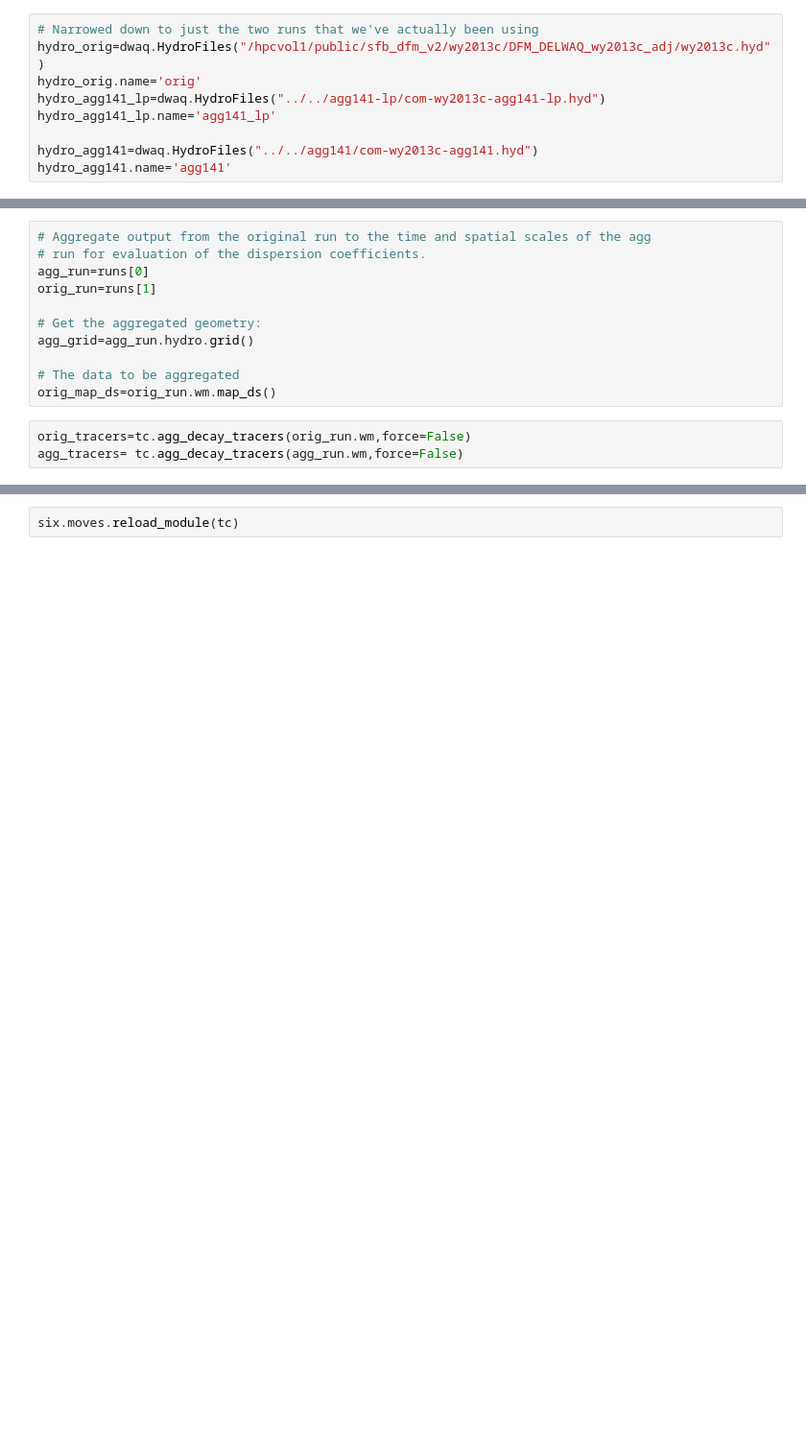
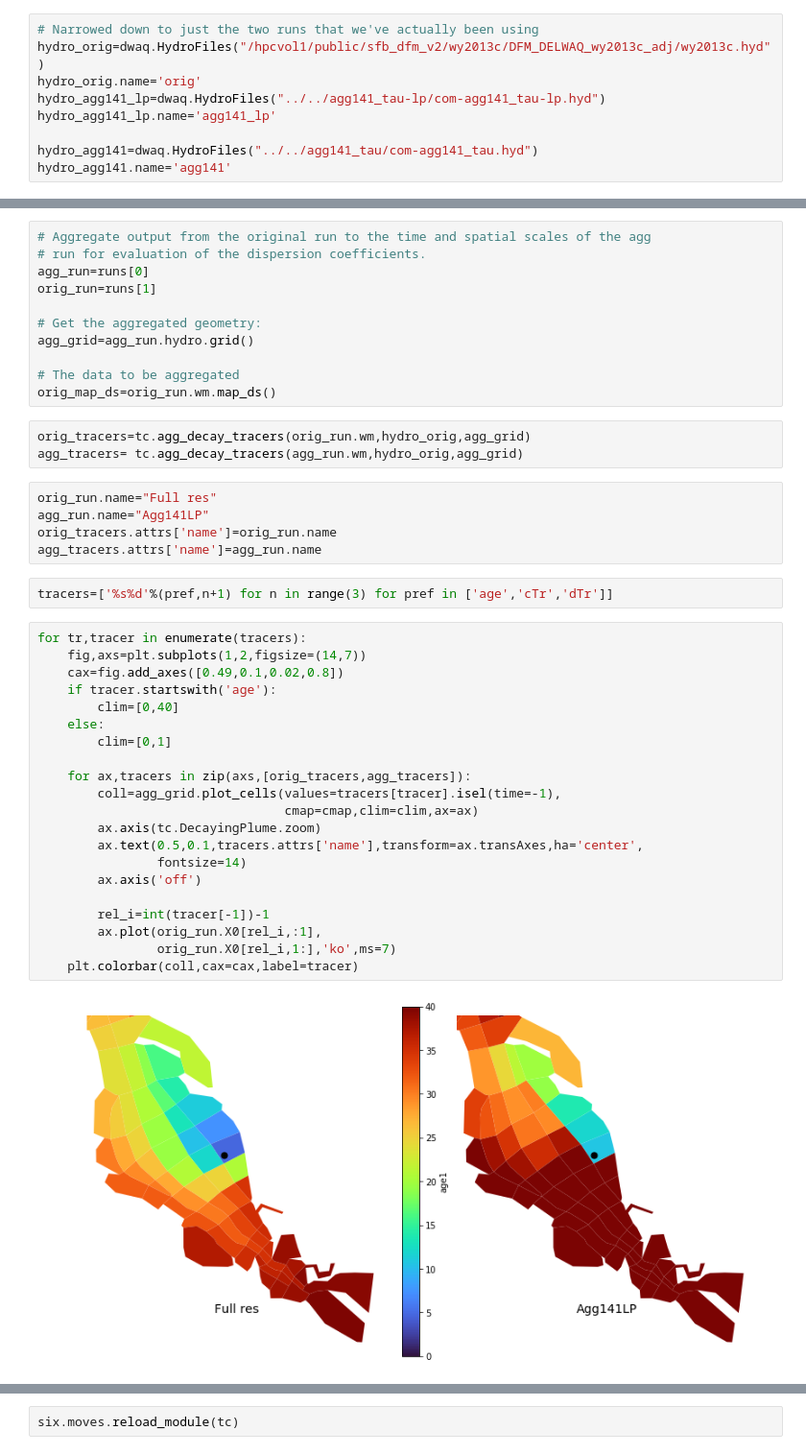
Before and after one commit to rustychris/agg_wy2013, a Jupyter notebook: tracer_tests/decay_tracer_v02.ipynb, the cells around one changed output, grey strips where cells are left out. Shown at 96% size. Cells and saved outputs as stored; diff of their text form; blank space fills up the shorter version.

```diff
--- a/tracer_tests/decay_tracer_v02.ipynb
+++ b/tracer_tests/decay_tracer_v02.ipynb
@@ -56,10 +59,10 @@ cmap=scmap.load_gradient('turbo.cpt') # a less offensive 'jet'
 # Narrowed down to just the two runs that we've actually been using
 hydro_orig=dwaq.HydroFiles("/hpcvol1/public/sfb_dfm_v2/wy2013c/DFM_DELWAQ_wy2013c_adj/wy2013c.hyd")
 hydro_orig.name='orig'
-hydro_agg141_lp=dwaq.HydroFiles("../../agg141-lp/com-wy2013c-agg141-lp.hyd")
+hydro_agg141_lp=dwaq.HydroFiles("../../agg141_tau-lp/com-agg141_tau-lp.hyd")
 hydro_agg141_lp.name='agg141_lp'
 
-hydro_agg141=dwaq.HydroFiles("../../agg141/com-wy2013c-agg141.hyd")
+hydro_agg141=dwaq.HydroFiles("../../agg141_tau/com-agg141_tau.hyd")
 hydro_agg141.name='agg141'
 # %% [markdown]
 Continuous Release
@@ -97,5 +100,35 @@ agg_grid=agg_run.hydro.grid()
 # The data to be aggregated
 orig_map_ds=orig_run.wm.map_ds()
 # %%
-orig_tracers=tc.agg_decay_tracers(orig_run.wm,force=False)
-agg_tracers= tc.agg_decay_tracers(agg_run.wm,force=False)
+orig_tracers=tc.agg_decay_tracers(orig_run.wm,hydro_orig,agg_grid)
+agg_tracers= tc.agg_decay_tracers(agg_run.wm,hydro_orig,agg_grid)
+# %%
+orig_run.name="Full res"
+agg_run.name="Agg141LP"
+orig_tracers.attrs['name']=orig_run.name
+agg_tracers.attrs['name']=agg_run.name
+# %%
+tracers=['%s%d'%(pref,n+1) for n in range(3) for pref in ['age','cTr','dTr']]
+# %%
+for tr,tracer in enumerate(tracers):
+    fig,axs=plt.subplots(1,2,figsize=(14,7))
+    cax=fig.add_axes([0.49,0.1,0.02,0.8])
+    if tracer.startswith('age'):
+        clim=[0,40]
+    else:
+        clim=[0,1]
+
+    for ax,tracers in zip(axs,[orig_tracers,agg_tracers]):
+        coll=agg_grid.plot_cells(values=tracers[tracer].isel(time=-1),
+                                 cmap=cmap,clim=clim,ax=ax)
+        ax.axis(tc.DecayingPlume.zoom)
+        ax.text(0.5,0.1,tracers.attrs['name'],transform=ax.transAxes,ha='center',
+                fontsize=14)
+        ax.axis('off')
+
+        rel_i=int(tracer[-1])-1
+        ax.plot(orig_run.X0[rel_i,:1],
+                orig_run.X0[rel_i,1:],'ko',ms=7)
+    plt.colorbar(coll,cax=cax,label=tracer)
+# %% [output]
+[figure, added]
```
Also changed, not shown: parts of 24 cells of this notebook, 3 other files.
